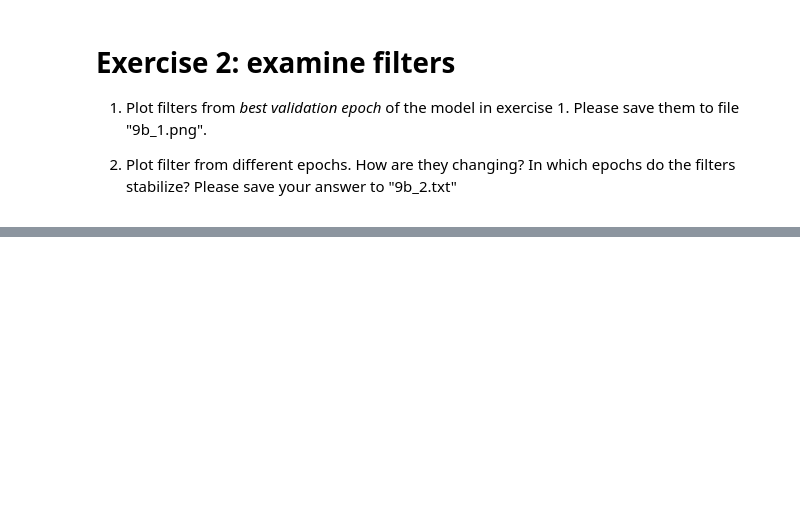
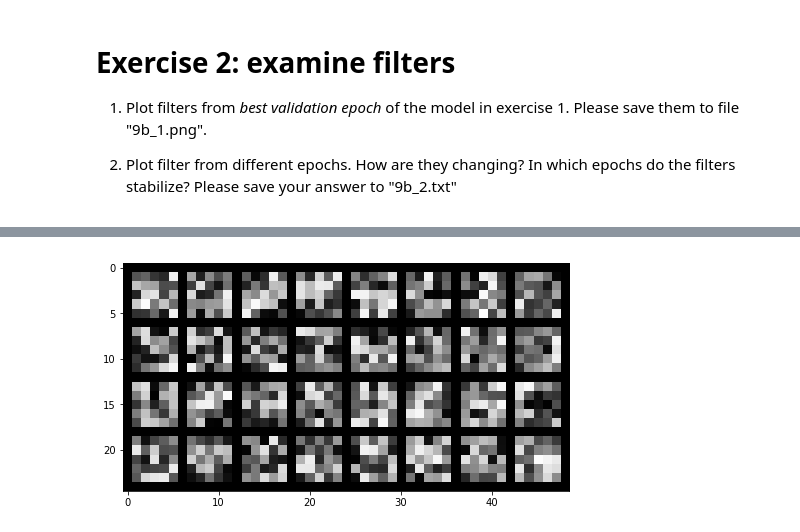
Before and after one commit to kgalias/nn2018, a Jupyter notebook: lab/9b_conv.ipynb, the cells around one changed output, grey strips where cells are left out. Drawn from its saved outputs; the diff is of its cells as text; code cells hidden in the pictures; blank space fills up the shorter version.

```diff
--- a/lab/9b_conv.ipynb
+++ b/lab/9b_conv.ipynb
@@ -134,0 +215,5 @@ vistensor(filters, ch=0, allkernels=True)
+# %%
+filters = H['conv2d.weight'][0]
+vistensor(filters, ch=0, allkernels=True)
+# %% [output]
+[figure, added]
```
Also changed, not shown: parts of 20 cells of this notebook, 1 other file.
